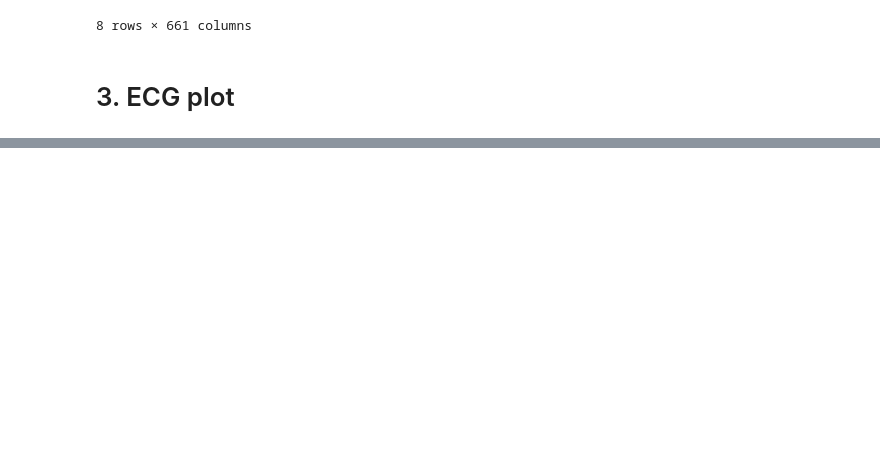
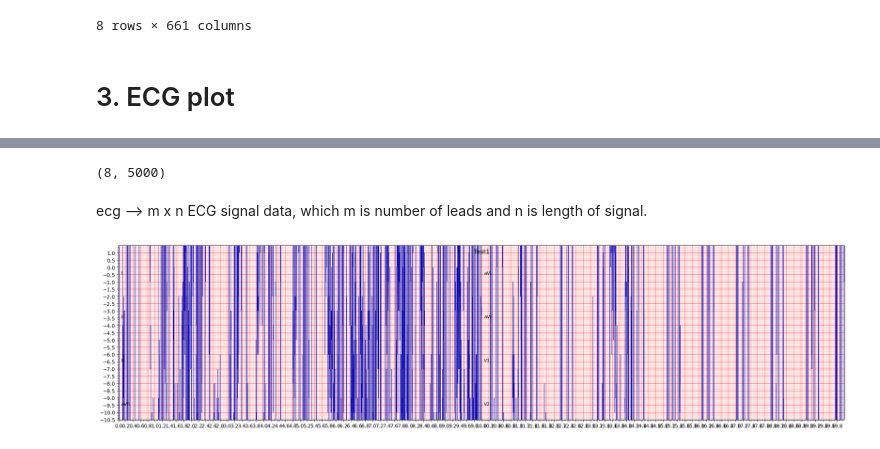
Before and after one commit to cepdnaclk/e17-4yp-Comprehensive-ECG-analysis-with-Deep-Learning-on-GPU-accelerators, a Jupyter notebook: notebooks/Test1.ipynb, the cells around one changed output, grey strips where cells are left out. Saved outputs shown, nothing was run; the diff lists cells and outputs as text; code cells hidden in the pictures; blank space fills up the shorter version.

Commit message:
Tried ECG plot

```diff
--- a/notebooks/Test1.ipynb
+++ b/notebooks/Test1.ipynb
@@ -69,0 +75,17 @@ train_small.describe()
+# %%
+# function to form a matrix from a .asc file
+import numpy as np
+def form_matrix(filename):
+    matrix = []
+    with open(filename, 'r') as f:
+        for line in f:
+            matrix.append(line.split())
+    # turn a list of list to a numpy matrix
+    matrix = np.array(matrix, dtype=np.float64)
+    return np.transpose(matrix)
+# %%
+# get a .asc file just to test --> 5.asc
+
+print(parent_directory)
+asc_path = os.path.join(parent_directory, 'data','deepfake-ecg-small','train','20.asc')
+print(asc_path)
@@ -69,0 +95,2 @@ train_small.describe()
+# %%
+test_ecg = form_matrix(asc_path)
@@ -69,0 +107,13 @@ train_small.describe()
+# %%
+# get the shape of an nd array
+test_ecg.shape
+# %% [output]
+(8, 5000)
+# %% [markdown]
+ecg	--> m x n ECG signal data, which m is number of leads and n is length of signal.
+# %%
+
+ecg_plot.plot(ecg = test_ecg, title='Test1')
+ecg_plot.show()
+# %% [output]
+[figure, added]
```
Also changed, not shown: parts of 4 cells of this notebook.
